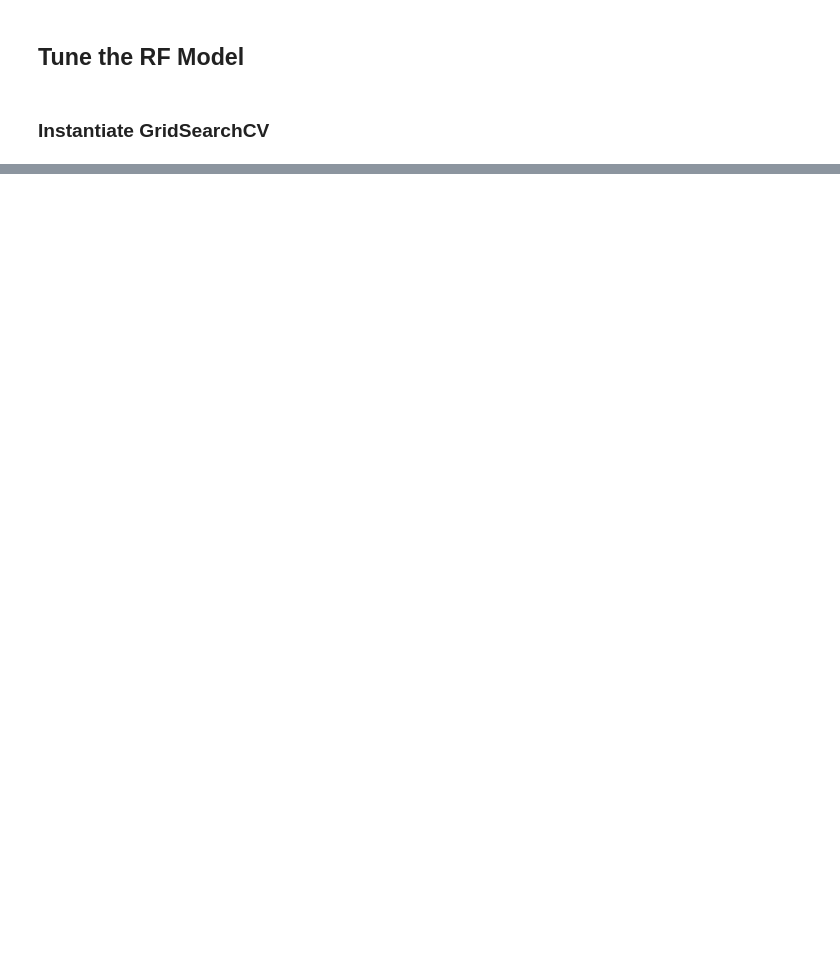
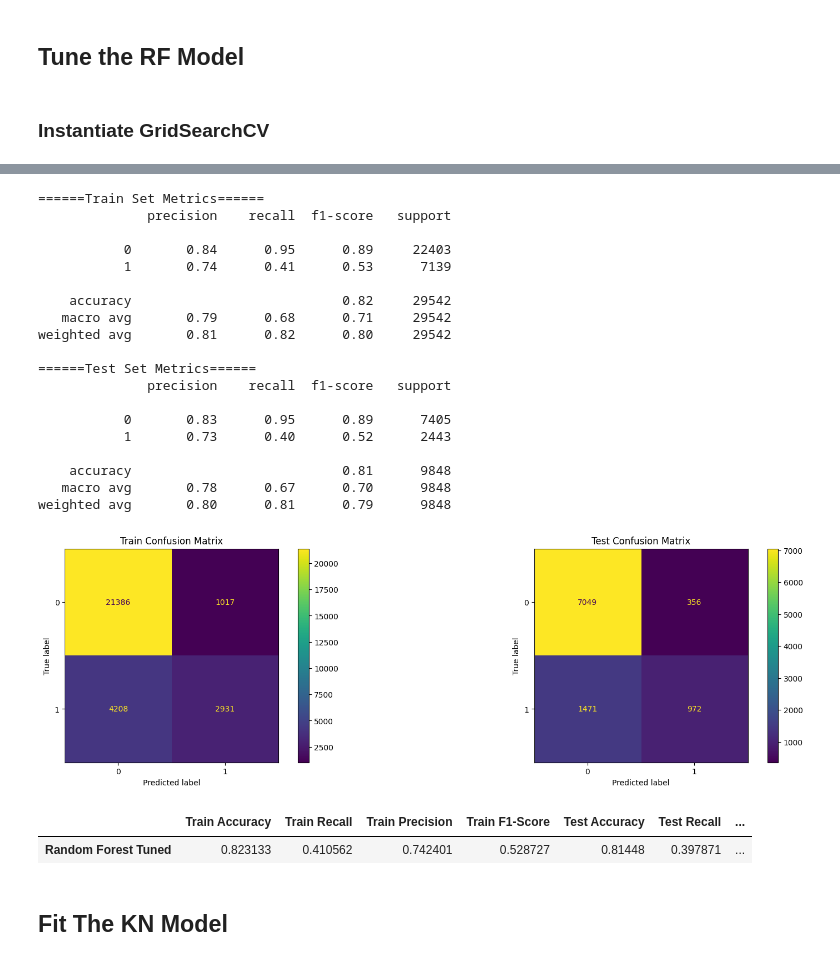
Before and after one commit to BrianArradondo/Project-2-options-Brian-Arradondo.ipynb, a Jupyter notebook: Project_2_Adult_Income_Brian_Arradondo.ipynb, the cells around one changed output, grey strips where cells are left out. Drawn from its saved outputs; the diff is of its cells as text; code cells hidden in the pictures; blank space fills up the shorter version.

```diff
--- a/Project_2_Adult_Income_Brian_Arradondo.ipynb
+++ b/Project_2_Adult_Income_Brian_Arradondo.ipynb
@@ -819,5 +889,5 @@ rf_pipe.get_params()
 # %%
-rf_params_gs = {"randomforestregressor__max_depth": list(range(1,10)), # This block of code created a parameter dictionary for the Random Forest Model for hypertuning next.
-                  "randomforestregressor__n_estimators": list(range(1,25,5))}
+rf_params_gs = {"randomforestclassifier__max_depth": list(range(1,10)), # This block of code created a parameter dictionary for the Random Forest Model for hypertuning next.
+                  "randomforestclassifier__n_estimators": list(range(1,25,5))}
 # %%
 rf_gs = GridSearchCV(rf_pipe, rf_params_gs)
@@ -840,0 +916,6 @@ GridSearchCV(estimator=Pipeline(steps=[('columntransformer',
+# %%
+# Create a model pipeline
+rf_tuned_pipe = rf_gs.best_estimator_
+
+## Fit the model
+rf_tuned_pipe.fit(X_train, y_train)
@@ -840,0 +934,30 @@ GridSearchCV(estimator=Pipeline(steps=[('columntransformer',
+# %%
+evaluate_classification(rf_tuned_pipe, X_train, y_train, X_test, y_test,
+                            cmap='viridis', normalize=None, classes=None,
+                            figsize=(20,5), name='Random Forest Tuned',
+                            average='binary', zero_division=0)
+# %% [output]
+======Train Set Metrics======
+              precision    recall  f1-score   support
+
+           0       0.84      0.95      0.89     22403
+           1       0.74      0.41      0.53      7139
+
+    accuracy                           0.82     29542
+   macro avg       0.79      0.68      0.71     29542
+weighted avg       0.81      0.82      0.80     29542
+
+======Test Set Metrics======
+              precision    recall  f1-score   support
+
+           0       0.83      0.95      0.89      7405
+           1       0.73      0.40      0.52      2443
+
+    accuracy                           0.81      9848
+   macro avg       0.78      0.67      0.70      9848
+weighted avg       0.80      0.81      0.79      9848
+[figure, added]
+|  | Train Accuracy | Train Recall | Train Precision | Train F1-Score | Test Accuracy | Test Recall | ... |
+| Random Forest Tuned | 0.823133 | 0.410562 | 0.742401 | 0.528727 | 0.81448 | 0.397871 | ... |
+# %% [markdown]
+## Fit The KN Model
```
Also changed, not shown: parts of 61 cells of this notebook.
